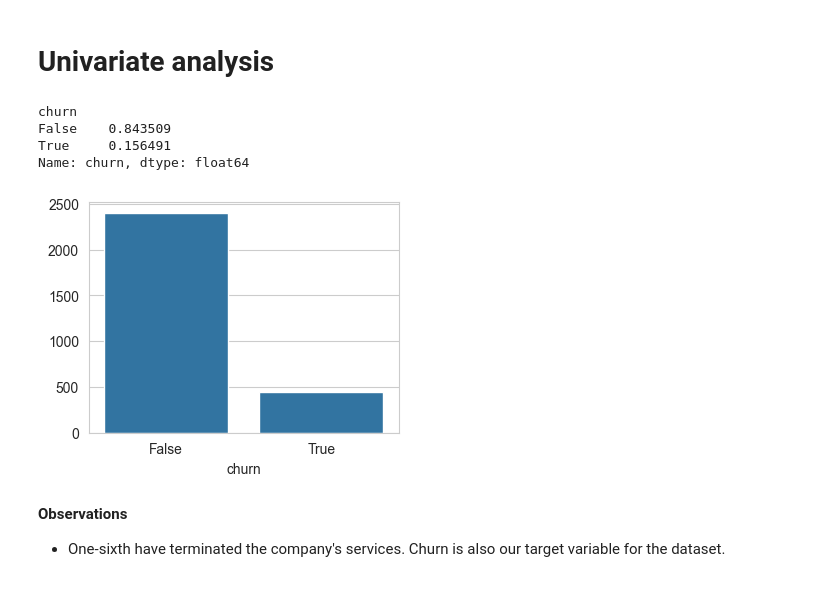
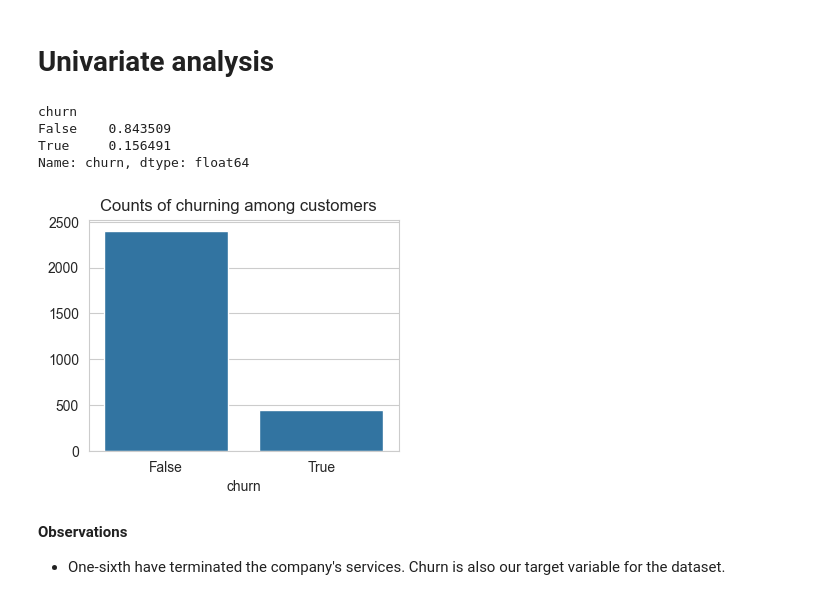
Before and after one commit to mlcuadra1/Churn-Risk-EDA, a Jupyter notebook: notebooks/Script 2 - EDA.ipynb, the cells around one changed output. Drawn from its saved outputs; the diff is of its cells as text; code cells hidden in the pictures.

```diff
--- a/notebooks/Script 2 - EDA.ipynb
+++ b/notebooks/Script 2 - EDA.ipynb
@@ -86,17 +86,18 @@ sns.set_style("whitegrid")
 # %%
 fig, ax = plt.subplots(figsize=(4,3))
 sns.countplot(x='churn', data=df)
 plt.ylabel('')
+plt.suptitle('Counts of churning among customers', x=0.5, y=0.95)
 
 values_count = df.groupby('churn')['churn'].count()
 values_frac = values_count / len(df)
 print(values_frac)
 # %% [output]
 churn
 False    0.843509
 True     0.156491
 Name: churn, dtype: float64
-[figure, old version]
+[figure, new version]
 # %% [markdown]
 **Observations**
 - One-sixth have terminated the company's services. Churn is also our target variable for the dataset.
```
Also changed, not shown: parts of 23 cells of this notebook, 18 other files.
